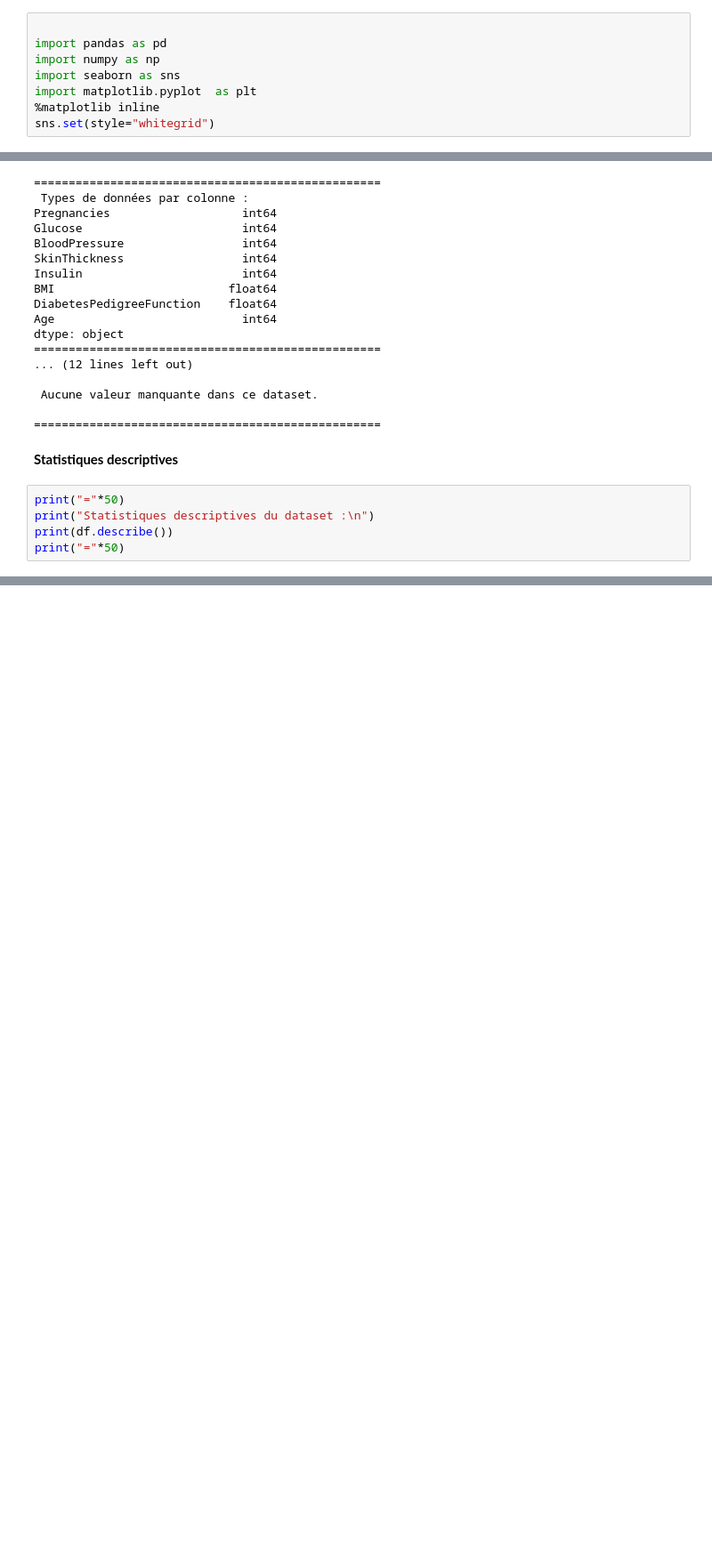
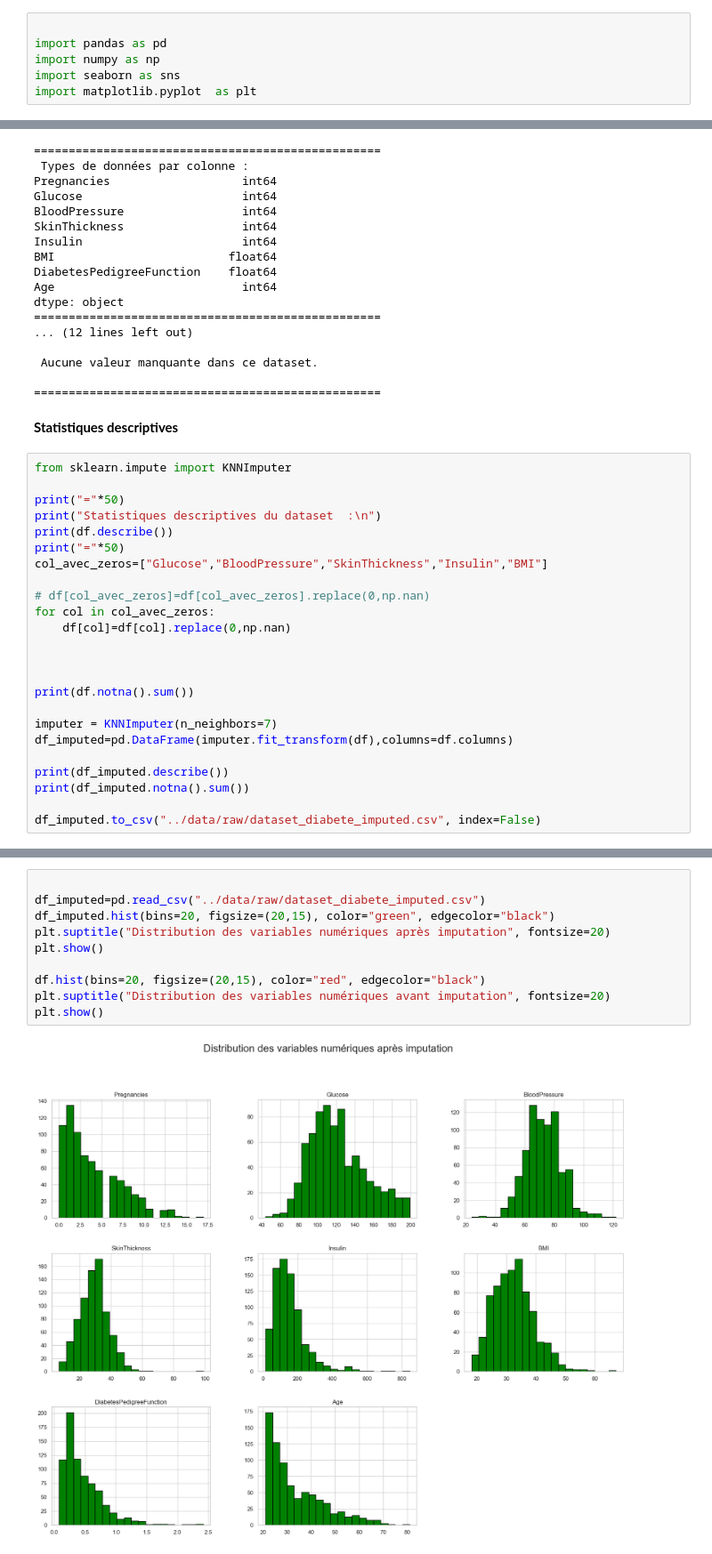
Before and after one commit to OUSSAMAEDDERKAOUI/Analyse-et-Prediction-du-Risque-de-Diabete, a Jupyter notebook: notebooks/01_EDA.ipynb, the cells around one changed output, grey strips where cells are left out. Shown: that part at 89% size. Cells and saved outputs as stored; diff of their text form; blank space fills up the shorter version.

Commit message:
AEPDRDD-18 feat L'ajout des graphes de Visualisations

```diff
--- a/notebooks/01_EDA.ipynb
+++ b/notebooks/01_EDA.ipynb
@@ -6,8 +6,6 @@ import pandas as pd
 import numpy as np
 import seaborn as sns
 import matplotlib.pyplot  as plt
-%matplotlib inline
-sns.set(style="whitegrid")
 # %% [markdown]
  **Chargement du dataset et vérification des dimensions**
 # %%
@@ -81,9 +79,28 @@ dtype: object
 # %% [markdown]
 **Statistiques descriptives**
 # %%
+from sklearn.impute import KNNImputer
+
 print("="*50)
-print("Statistiques descriptives du dataset :\n")
+print("Statistiques descriptives du dataset  :\n")
 print(df.describe())
 print("="*50)
+col_avec_zeros=["Glucose","BloodPressure","SkinThickness","Insulin","BMI"]
+
+# df[col_avec_zeros]=df[col_avec_zeros].replace(0,np.nan)
+for col in col_avec_zeros:
+    df[col]=df[col].replace(0,np.nan)
+
+
+
+print(df.notna().sum())
+
+imputer = KNNImputer(n_neighbors=7)
+df_imputed=pd.DataFrame(imputer.fit_transform(df),columns=df.columns)
+
+print(df_imputed.describe())
+print(df_imputed.notna().sum())
+
+df_imputed.to_csv("../data/raw/dataset_diabete_imputed.csv", index=False)
 # %% [output]
 ==================================================
@@ -107,0 +127,12 @@ max     67.100000                  2.420000   81.000000
+# %%
+
+df_imputed=pd.read_csv("../data/raw/dataset_diabete_imputed.csv")
+df_imputed.hist(bins=20, figsize=(20,15), color="green", edgecolor="black")
+plt.suptitle("Distribution des variables numériques après imputation", fontsize=20)
+plt.show()
+
+df.hist(bins=20, figsize=(20,15), color="red", edgecolor="black")
+plt.suptitle("Distribution des variables numériques avant imputation", fontsize=20)
+plt.show()
+# %% [output]
+[figure, added]
```
Also changed, not shown: parts of 10 cells of this notebook, 2 other files.
